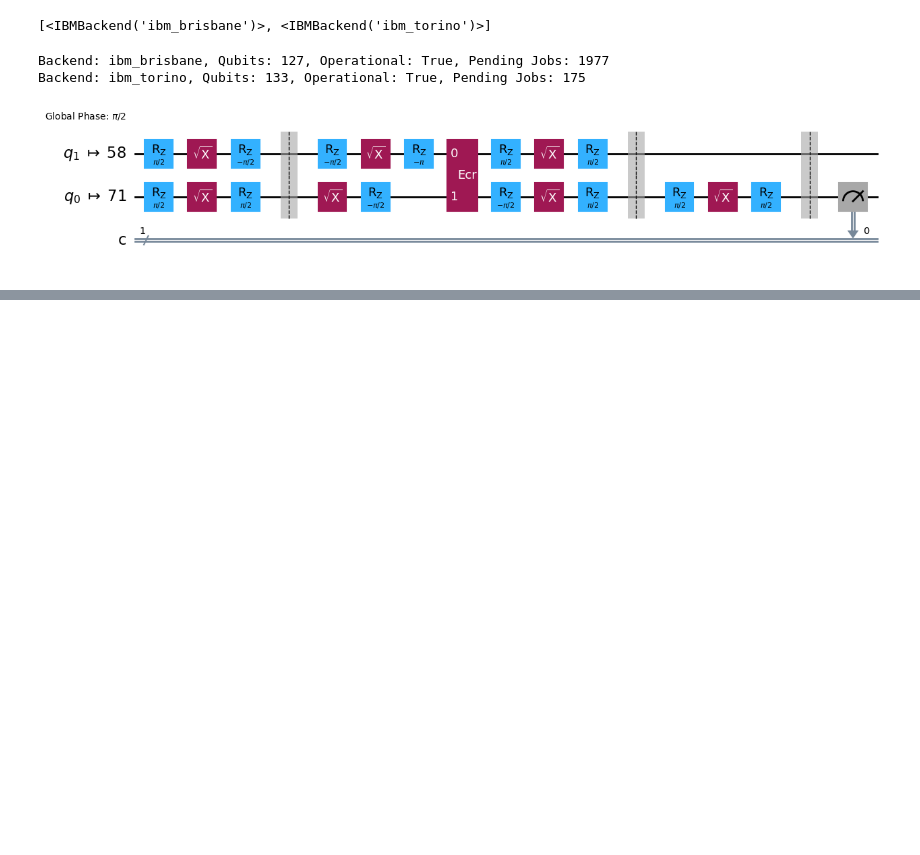
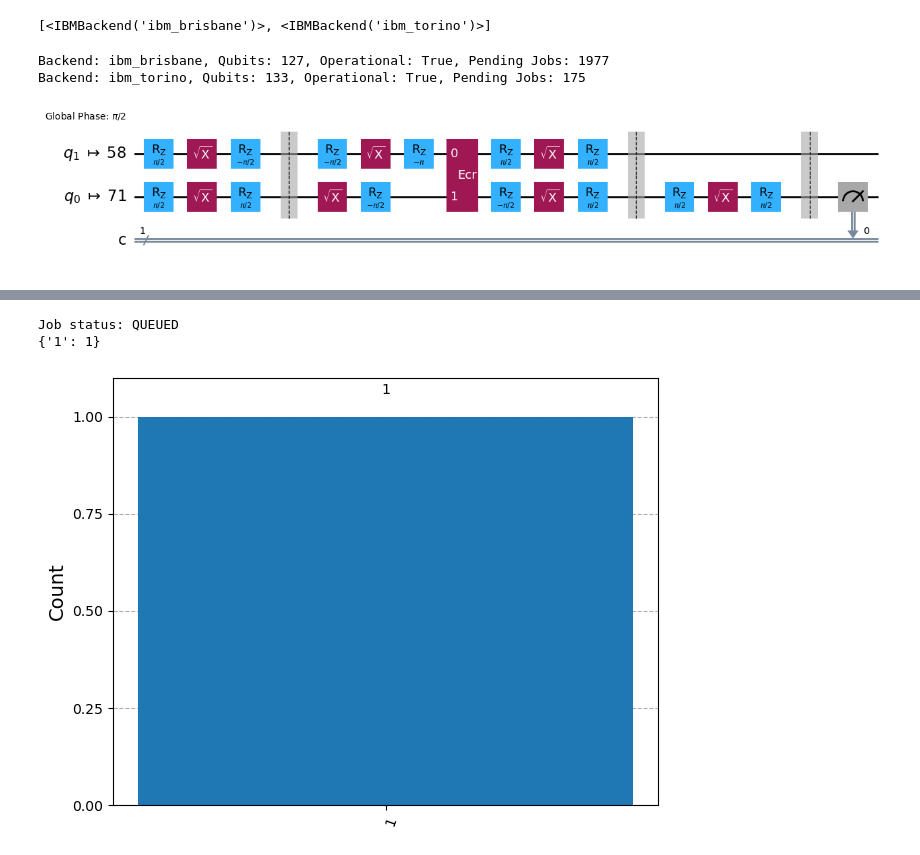
Before and after one commit to ram-polisetti/QuantumAlgorithms, a Jupyter notebook: Deutsch.ipynb, the cells around one changed output, grey strips where cells are left out. Drawn from its saved outputs; the diff is of its cells as text; code cells hidden in the pictures; blank space fills up the shorter version.

```diff
--- a/Deutsch.ipynb
+++ b/Deutsch.ipynb
@@ -97,0 +102,20 @@ ValueError: An invalid Sampler pub-like was given (<class 'qiskit._accelerate.ci
+# %%
+job = sampler.run([transpiled_circuit], shots=1)
+
+while not job.done():
+    print(f"Job status: {job.status()}")
+    time.sleep(5)
+
+job.wait_for_final_state()
+result = job.result()
+
+bitvals = result[0].data.c
+
+counts = bitvals.get_counts()
+
+print(counts)
+plot_histogram(counts)
+# %% [output]
+Job status: QUEUED
+{'1': 1}
+[figure, added]
```
Also changed, not shown: parts of 2 cells of this notebook.
